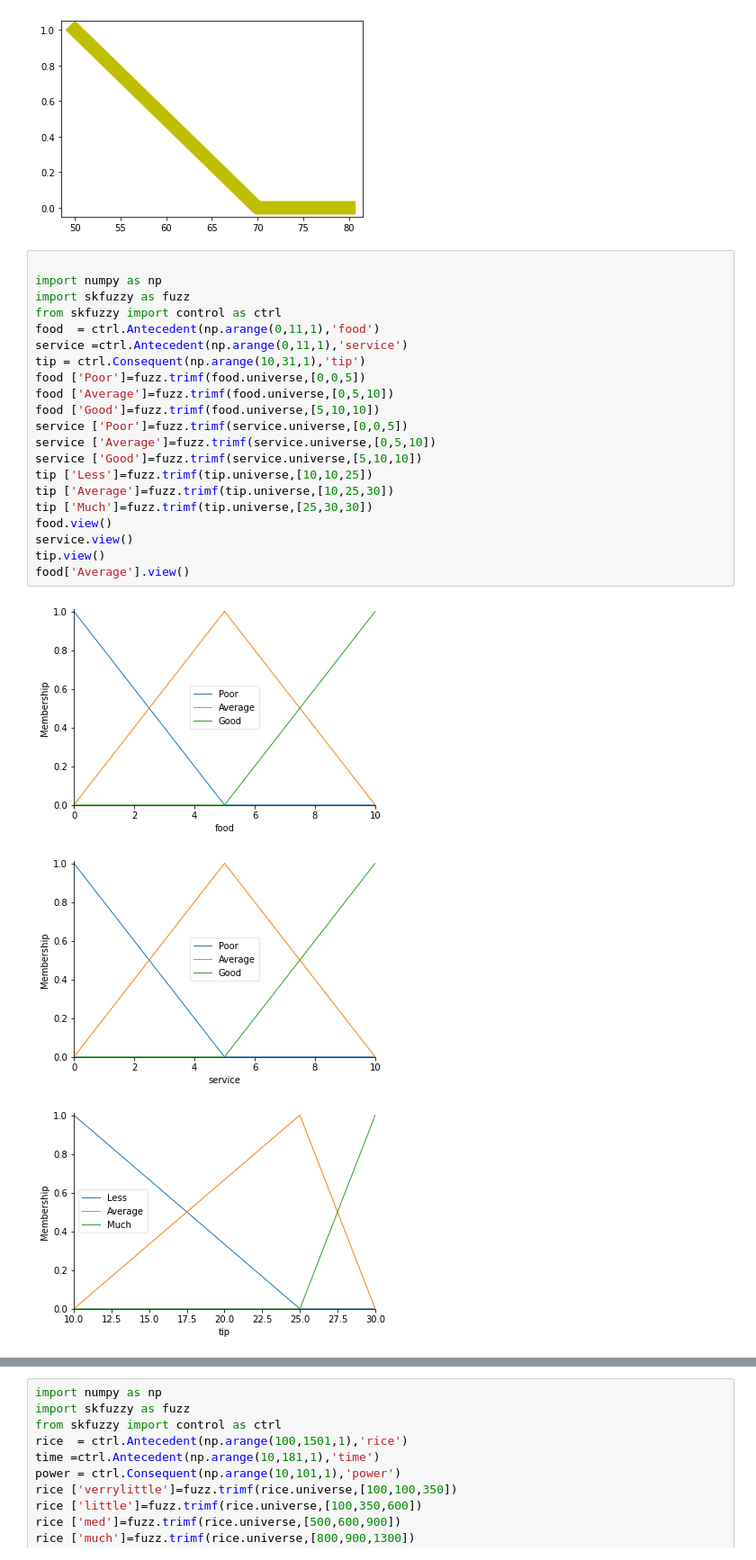
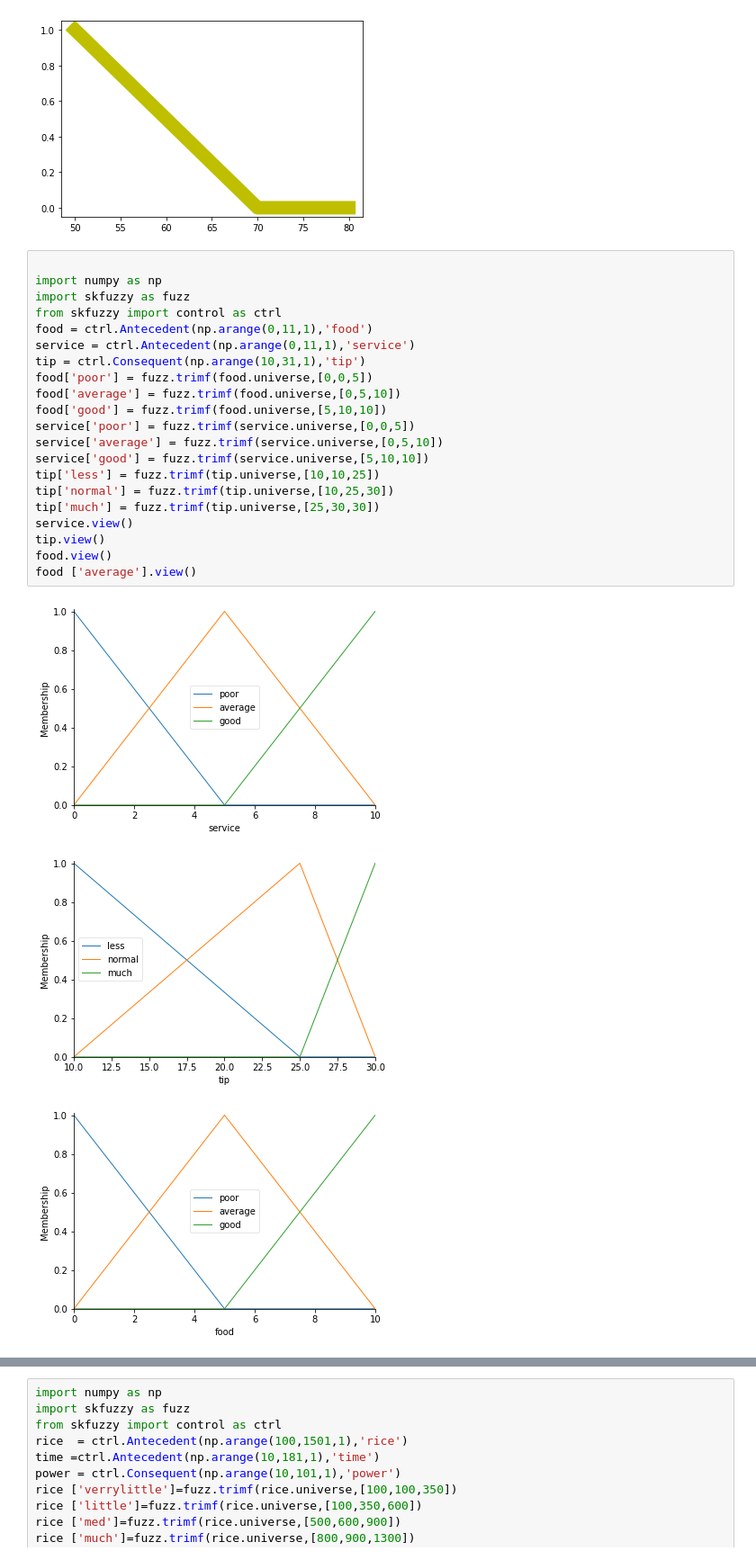
Before and after one commit to HuyHoang-20146252/AI_W4_Fuzzy_25_02_03, a Jupyter notebook: Untitled2.ipynb, the cells around one changed output, grey strips where cells are left out. Shown: that part at 90% size. Saved outputs shown, nothing was run; the diff lists cells and outputs as text.

```diff
--- a/Untitled2.ipynb
+++ b/Untitled2.ipynb
@@ -32,27 +32,27 @@ plt.plot(x,slow,'y',linewidth=15,label ='slow')
 # %%
 
 import numpy as np
 import skfuzzy as fuzz
 from skfuzzy import control as ctrl
-food  = ctrl.Antecedent(np.arange(0,11,1),'food')
-service =ctrl.Antecedent(np.arange(0,11,1),'service')
+food = ctrl.Antecedent(np.arange(0,11,1),'food')
+service = ctrl.Antecedent(np.arange(0,11,1),'service')
 tip = ctrl.Consequent(np.arange(10,31,1),'tip')
-food ['Poor']=fuzz.trimf(food.universe,[0,0,5])
-food ['Average']=fuzz.trimf(food.universe,[0,5,10])
-food ['Good']=fuzz.trimf(food.universe,[5,10,10])
-service ['Poor']=fuzz.trimf(service.universe,[0,0,5])
-service ['Average']=fuzz.trimf(service.universe,[0,5,10])
-service ['Good']=fuzz.trimf(service.universe,[5,10,10])
-tip ['Less']=fuzz.trimf(tip.universe,[10,10,25])
-tip ['Average']=fuzz.trimf(tip.universe,[10,25,30])
-tip ['Much']=fuzz.trimf(tip.universe,[25,30,30])
-food.view()
+food['poor'] = fuzz.trimf(food.universe,[0,0,5])
+food['average'] = fuzz.trimf(food.universe,[0,5,10])
+food['good'] = fuzz.trimf(food.universe,[5,10,10])
+service['poor'] = fuzz.trimf(service.universe,[0,0,5])
+service['average'] = fuzz.trimf(service.universe,[0,5,10])
+service['good'] = fuzz.trimf(service.universe,[5,10,10])
+tip['less'] = fuzz.trimf(tip.universe,[10,10,25])
+tip['normal'] = fuzz.trimf(tip.universe,[10,25,30])
+tip['much'] = fuzz.trimf(tip.universe,[25,30,30])
 service.view()
 tip.view()
-food['Average'].view()
+food.view()
+food ['average'].view()
 # %% [output]
-[figure, old version]
+[figure, new version]
-[figure, old version]
+[figure, new version]
-[figure, old version]
+[figure, new version]
 [figure]
 # %%
```
Also changed, not shown: parts of 1 cell of this notebook.
